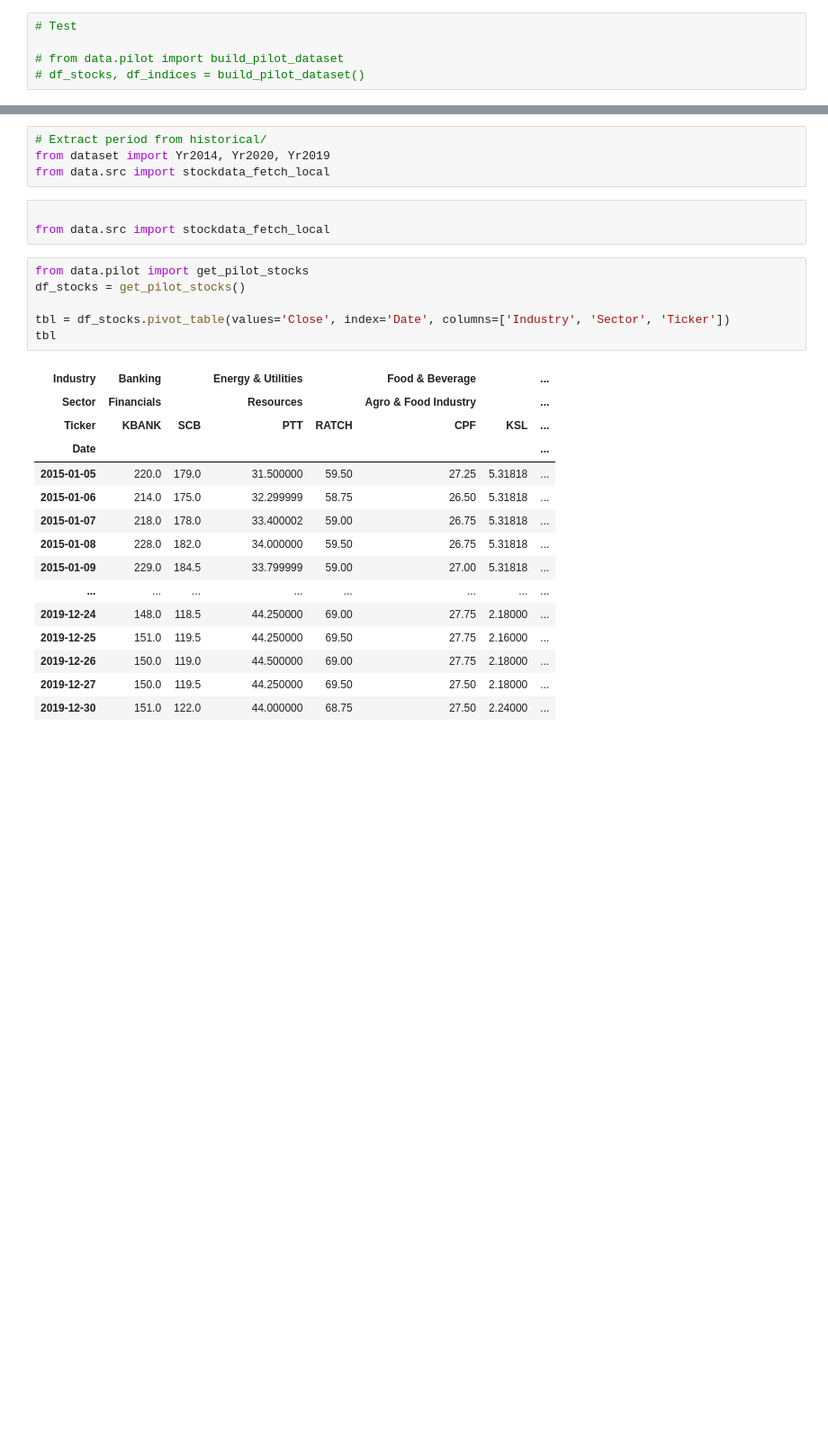
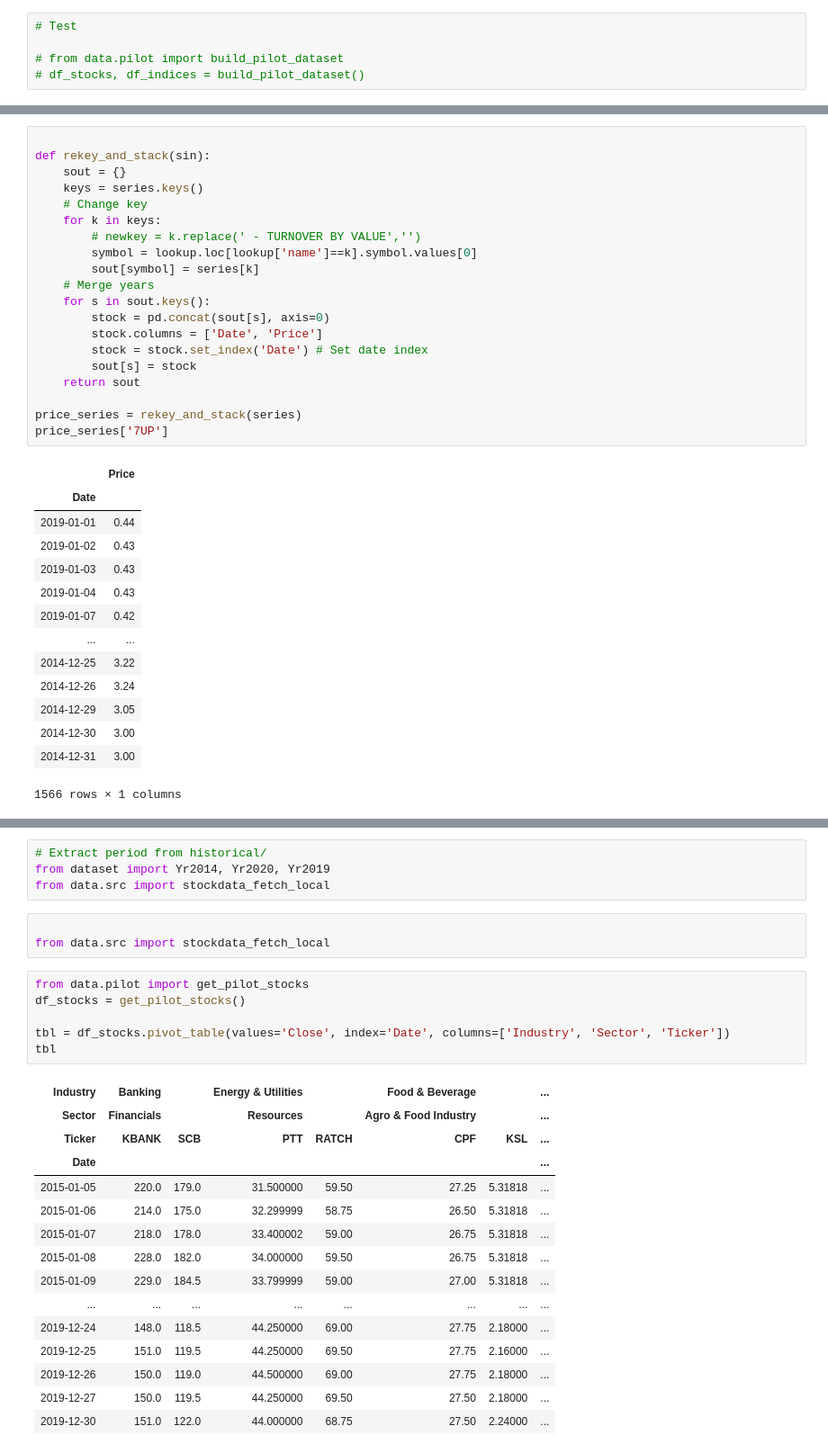
Before and after one commit to chayapan/thesis, a Jupyter notebook: 1.0 Data Acquisition/SET100-Data.ipynb, the cells around one changed output, grey strips where cells are left out. Shown: that part at 90% size. Drawn from its saved outputs; the diff is of its cells as text; blank space fills up the shorter version.

```diff
--- a/1.0 Data Acquisition/SET100-Data.ipynb
+++ b/1.0 Data Acquisition/SET100-Data.ipynb
@@ -84,0 +268,35 @@ Error: SIM 'Date'
+# %%
+
+def rekey_and_stack(sin):
+    sout = {}
+    keys = series.keys()
+    # Change key
+    for k in keys:
+        # newkey = k.replace(' - TURNOVER BY VALUE','')
+        symbol = lookup.loc[lookup['name']==k].symbol.values[0]
+        sout[symbol] = series[k]
+    # Merge years
+    for s in sout.keys():
+        stock = pd.concat(sout[s], axis=0)
+        stock.columns = ['Date', 'Price']
+        stock = stock.set_index('Date') # Set date index
+        sout[s] = stock
+    return sout
+
+price_series = rekey_and_stack(series)
+price_series['7UP']
+# %% [output]
+|  | Price |
+| Date |  |
+| 2019-01-01 | 0.44 |
+| 2019-01-02 | 0.43 |
+| 2019-01-03 | 0.43 |
+| 2019-01-04 | 0.43 |
+| 2019-01-07 | 0.42 |
+| ... | ... |
+| 2014-12-25 | 3.22 |
+| 2014-12-26 | 3.24 |
+| 2014-12-29 | 3.05 |
+| 2014-12-30 | 3.00 |
+| 2014-12-31 | 3.00 |
+1566 rows × 1 columns
```
Also changed, not shown: parts of 12 cells of this notebook, 2 other files.
